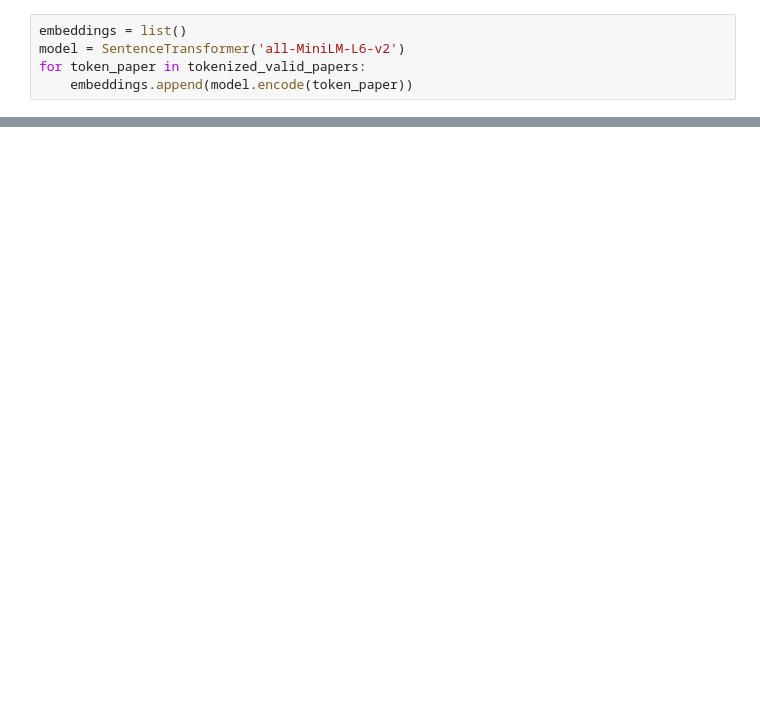
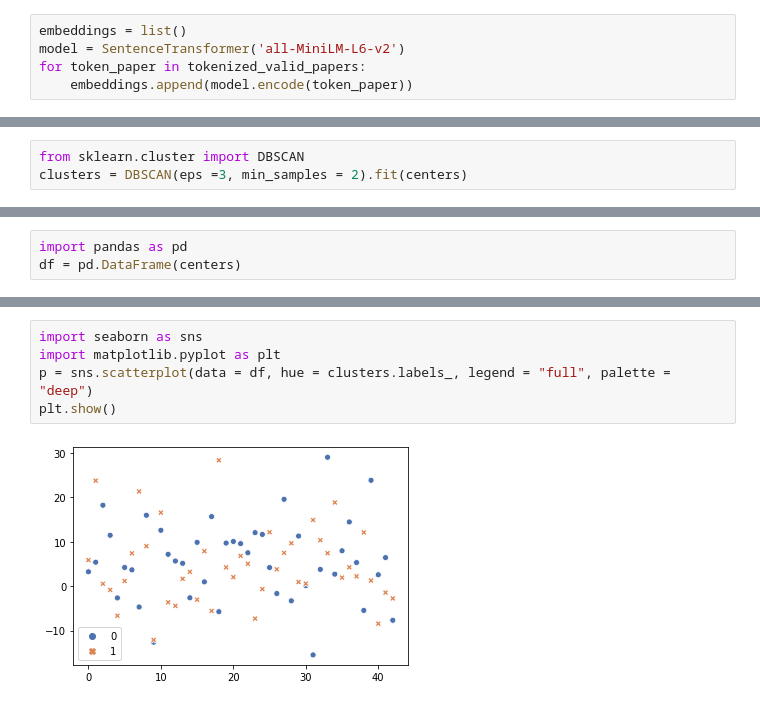
Before and after one commit to marinadominguez/Clustering-Archive, a Jupyter notebook: clustering.ipynb, the cells around one changed output, grey strips where cells are left out. Drawn from its saved outputs; the diff is of its cells as text; blank space fills up the shorter version.

Commit message:
add dbscan

```diff
--- a/clustering.ipynb
+++ b/clustering.ipynb
@@ -248,0 +207,3 @@ plt.scatter(umap_embeddings[15][:,0], umap_embeddings[15][:,1], s=6, c='gold')
+# %%
+from sklearn.cluster import DBSCAN
+clusters = DBSCAN(eps =3, min_samples = 2).fit(centers)
@@ -248,0 +230,3 @@ plt.scatter(umap_embeddings[15][:,0], umap_embeddings[15][:,1], s=6, c='gold')
+# %%
+import pandas as pd
+df = pd.DataFrame(centers)
@@ -248,0 +253,7 @@ plt.scatter(umap_embeddings[15][:,0], umap_embeddings[15][:,1], s=6, c='gold')
+# %%
+import seaborn as sns
+import matplotlib.pyplot as plt
+p = sns.scatterplot(data = df, hue = clusters.labels_, legend = "full", palette = "deep")
+plt.show()
+# %% [output]
+[figure, added]
```
Also changed, not shown: parts of 39 cells of this notebook.
